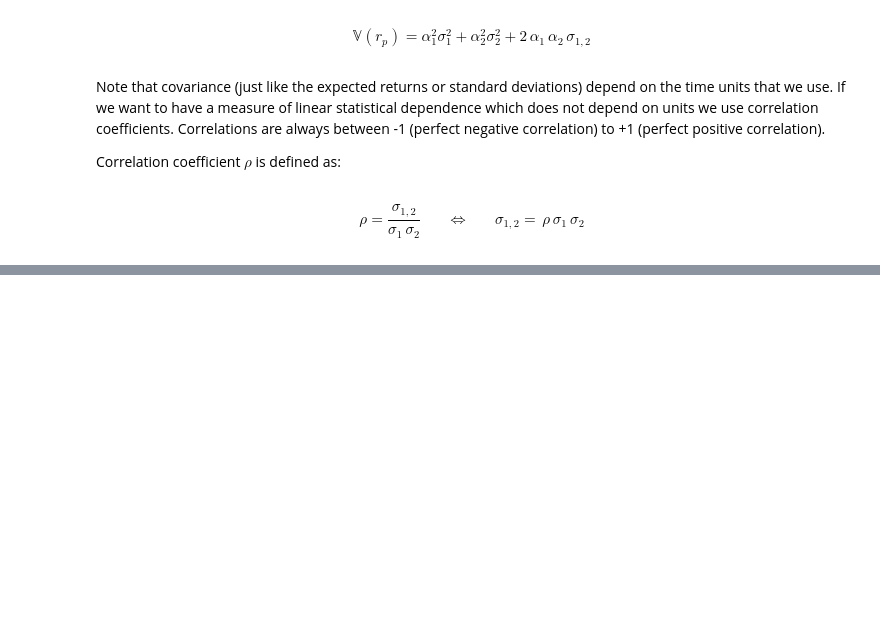
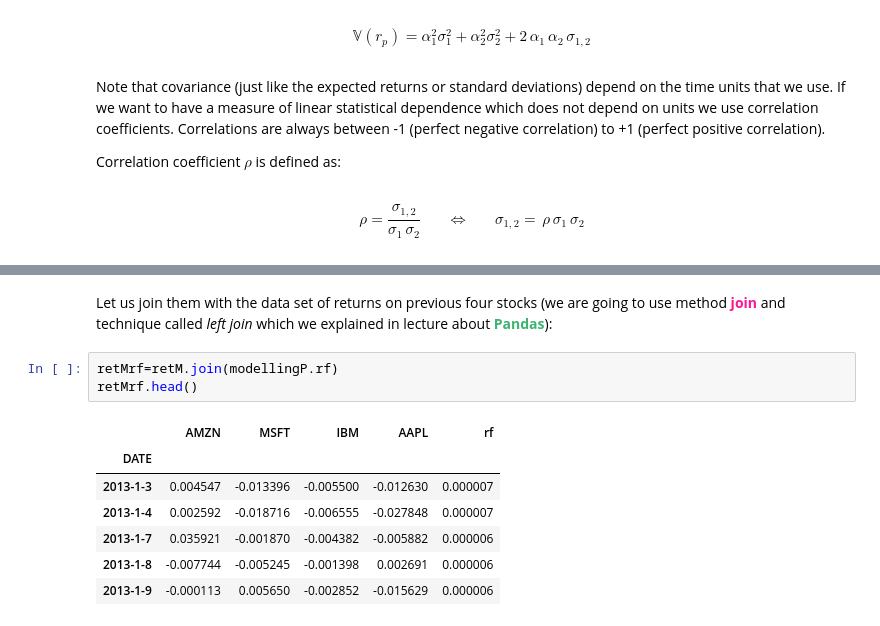
Before and after one commit to raketic-ognjen/introtoportfolioopt2, a Jupyter notebook: Introtoportfolioopt2.ipynb, the cells around one changed output, grey strips where cells are left out. Drawn from its saved outputs; the diff is of its cells as text; blank space fills up the shorter version.

```diff
--- a/Introtoportfolioopt2.ipynb
+++ b/Introtoportfolioopt2.ipynb
@@ -92,0 +448,13 @@ $$\rho=\frac{\sigma_{1,2}}{\sigma_1\,\sigma_2}\,\,\,\,\,\,\,\,\,\, \Longleftrigh
+# %% [markdown]
+Let us join them with the data set of returns on previous four stocks (we are going to use method <font color='DeepPink'><b>join</b></font> and technique called *left join* which we explained in lecture about <font color='mediumseagreen'><b>Pandas</b></font>):
+# %%
+retMrf=retM.join(modellingP.rf)
+retMrf.head()
+# %% [output]
+|  | AMZN | MSFT | IBM | AAPL | rf |
+| DATE |  |  |  |  |  |
+| 2013-1-3 | 0.004547 | -0.013396 | -0.005500 | -0.012630 | 0.000007 |
+| 2013-1-4 | 0.002592 | -0.018716 | -0.006555 | -0.027848 | 0.000007 |
+| 2013-1-7 | 0.035921 | -0.001870 | -0.004382 | -0.005882 | 0.000006 |
+| 2013-1-8 | -0.007744 | -0.005245 | -0.001398 | 0.002691 | 0.000006 |
+| 2013-1-9 | -0.000113 | 0.005650 | -0.002852 | -0.015629 | 0.000006 |
```
Also changed, not shown: parts of 218 cells of this notebook.
